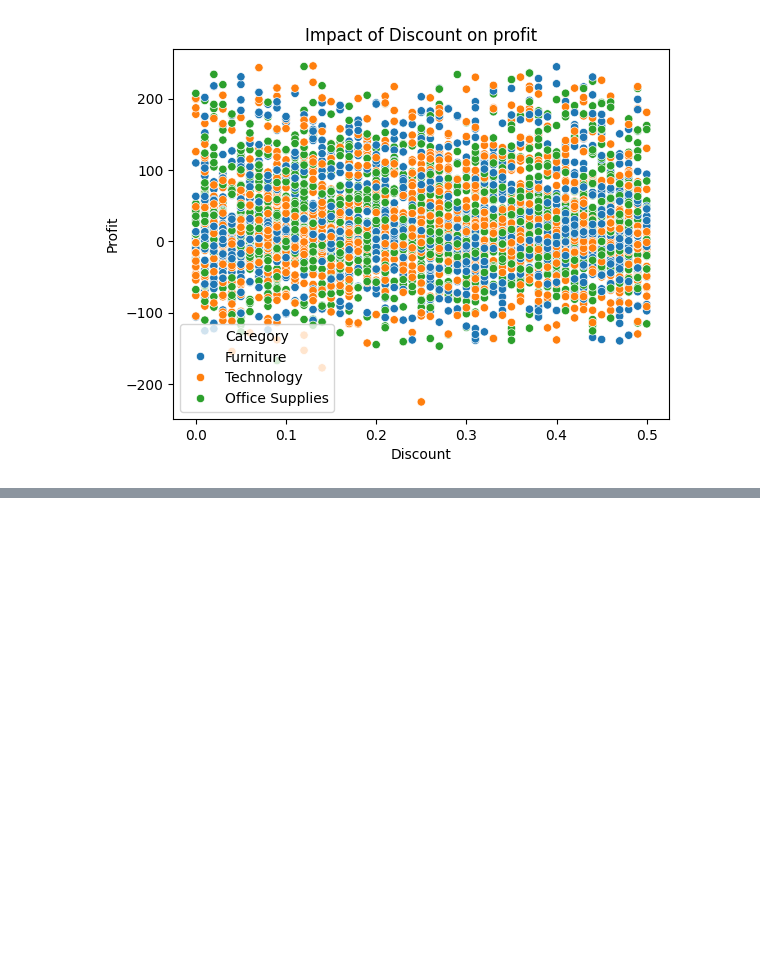
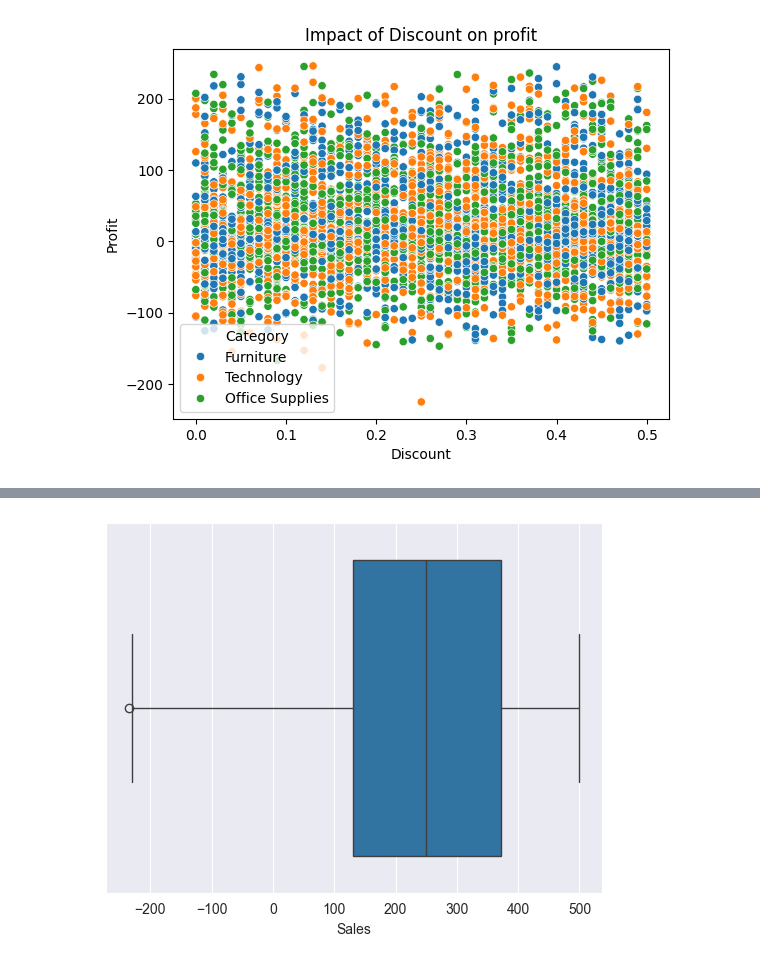
Before and after one commit to 26Vaidehi/INT375_Python, a Jupyter notebook: INT-375_Project.ipynb, the cells around one changed output, grey strips where cells are left out. Saved outputs shown, nothing was run; the diff lists cells and outputs as text; code cells hidden in the pictures; blank space fills up the shorter version.

```diff
--- a/INT-375_Project.ipynb
+++ b/INT-375_Project.ipynb
@@ -423,0 +482,7 @@ plt.show()
+# %%
+#Removing Outliers
+df_clean = df[(df['Sales'] >= lower_bound) & (df['Sales'] <= upper_bound)]
+sns.boxplot(x = df_clean['Sales'])
+plt.show()
+# %% [output]
+[figure, added]
```
Also changed, not shown: parts of 9 cells of this notebook.
